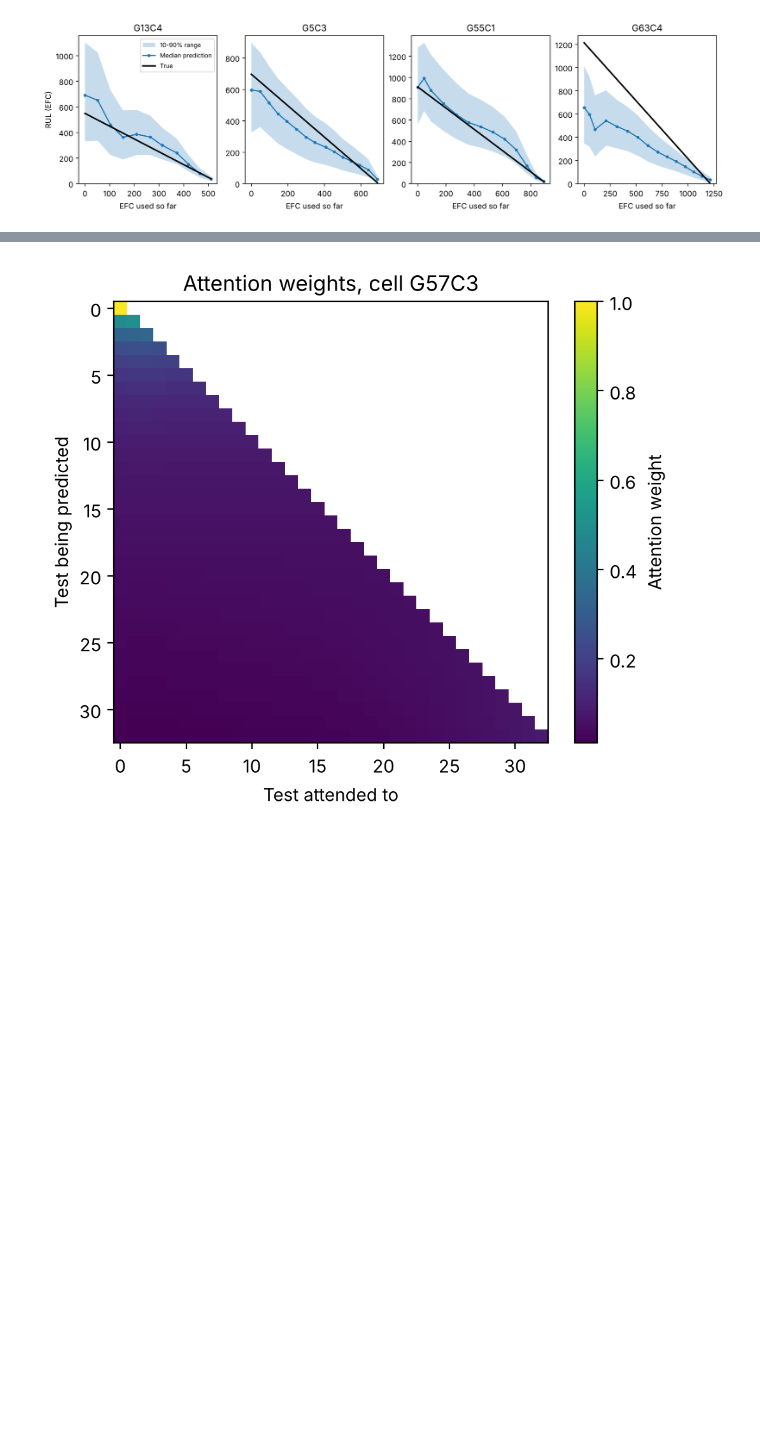
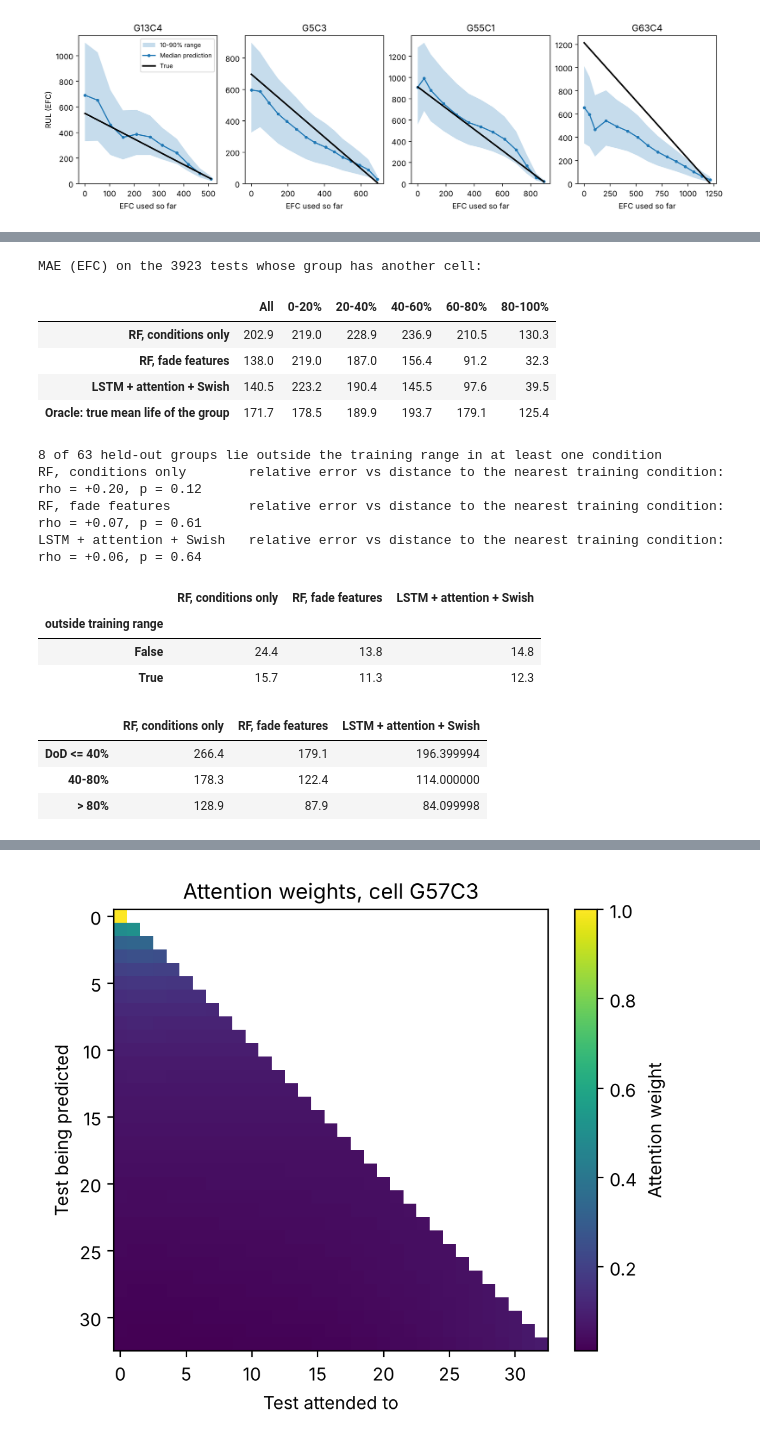
Before and after one commit to junbo9/battery-rul-lstm-attention, a Jupyter notebook: 02_train_models.ipynb, the cells around one changed output, grey strips where cells are left out. Drawn from its saved outputs; the diff is of its cells as text; code cells hidden in the pictures; blank space fills up the shorter version.

```diff
--- a/02_train_models.ipynb
+++ b/02_train_models.ipynb
@@ -571,0 +618,57 @@ plt.show()
+# %%
+from scipy.stats import spearmanr
+
+ok = ~np.isnan(oracle)
+err = {name: np.abs(compared[name] - true_rul) for name in
+       ['RF, conditions only', 'RF, fade features', 'LSTM + attention + Swish', 'Oracle: true mean life of the group']}
+sources = pd.DataFrame({name: [e[ok].mean()] + [e[ok & (which == b)].mean() for b in range(5)] for name, e in err.items()},
+                       index=['All'] + stage_labels).T.round(1)
+sources.to_csv('figures/error_sources.csv')
+print(f'MAE (EFC) on the {ok.sum()} tests whose group has another cell:')
+display(sources)
+
+s_group = steps['group'].values[step_rows]
+total_life = steps['efc_total'].values[step_rows]
+cond_g = steps[steps['step'] == 0].groupby('group')[COND].mean()
+z = (cond_g - cond_g.mean()) / cond_g.std()                      # standardized condition space
+models3 = ['RF, conditions only', 'RF, fade features', 'LSTM + attention + Swish']
+rows = []
+for g in cond_g.index:
+    f = fold_of_step[s_group == g][0]
+    train_groups = np.unique(s_group[fold_of_step != f])
+    lo_tr, hi_tr = cond_g.loc[train_groups].min(), cond_g.loc[train_groups].max()
+    sel = s_group == g
+    rows.append({'group': g,
+                 'outside training range': bool(((cond_g.loc[g] < lo_tr - 1e-9) | (cond_g.loc[g] > hi_tr + 1e-9)).any()),
+                 'distance': np.sqrt(((z.loc[train_groups] - z.loc[g]) ** 2).sum(axis=1)).min(),
+                 **{name: 100 * np.median(err[name][sel] / total_life[sel]) for name in models3}})
+by_group = pd.DataFrame(rows)
+by_group.round(3).to_csv('figures/error_by_group.csv', index=False)
+print(by_group['outside training range'].sum(), 'of', len(by_group),
+      'held-out groups lie outside the training range in at least one condition')
+for name in models3:
+    rho, p = spearmanr(by_group['distance'], by_group[name])
+    print(f'{name:26s} relative error vs distance to the nearest training condition: rho = {rho:+.2f}, p = {p:.2f}')
+display(by_group.groupby('outside training range')[models3].mean().round(1))
+
+dod_bin = pd.cut(steps['dod'].values[step_rows], [0, 0.4, 0.8, 1.01], labels=['DoD <= 40%', '40-80%', '> 80%'])
+pd.DataFrame({name: err[name] for name in models3}).groupby(dod_bin, observed=True).mean().round(1)
+# %% [output]
+MAE (EFC) on the 3923 tests whose group has another cell:
+|  | All | 0-20% | 20-40% | 40-60% | 60-80% | 80-100% |
+| RF, conditions only | 202.9 | 219.0 | 228.9 | 236.9 | 210.5 | 130.3 |
+| RF, fade features | 138.0 | 219.0 | 187.0 | 156.4 | 91.2 | 32.3 |
+| LSTM + attention + Swish | 140.5 | 223.2 | 190.4 | 145.5 | 97.6 | 39.5 |
+| Oracle: true mean life of the group | 171.7 | 178.5 | 189.9 | 193.7 | 179.1 | 125.4 |
+8 of 63 held-out groups lie outside the training range in at least one condition
+RF, conditions only        relative error vs distance to the nearest training condition: rho = +0.20, p = 0.12
+RF, fade features          relative error vs distance to the nearest training condition: rho = +0.07, p = 0.61
+LSTM + attention + Swish   relative error vs distance to the nearest training condition: rho = +0.06, p = 0.64
+|  | RF, conditions only | RF, fade features | LSTM + attention + Swish |
+| outside training range |  |  |  |
+| False | 24.4 | 13.8 | 14.8 |
+| True | 15.7 | 11.3 | 12.3 |
+|  | RF, conditions only | RF, fade features | LSTM + attention + Swish |
+| DoD <= 40% | 266.4 | 179.1 | 196.399994 |
+| 40-80% | 178.3 | 122.4 | 114.000000 |
+| > 80% | 128.9 | 87.9 | 84.099998 |
```
Also changed, not shown: parts of 12 cells of this notebook, 9 other files.
